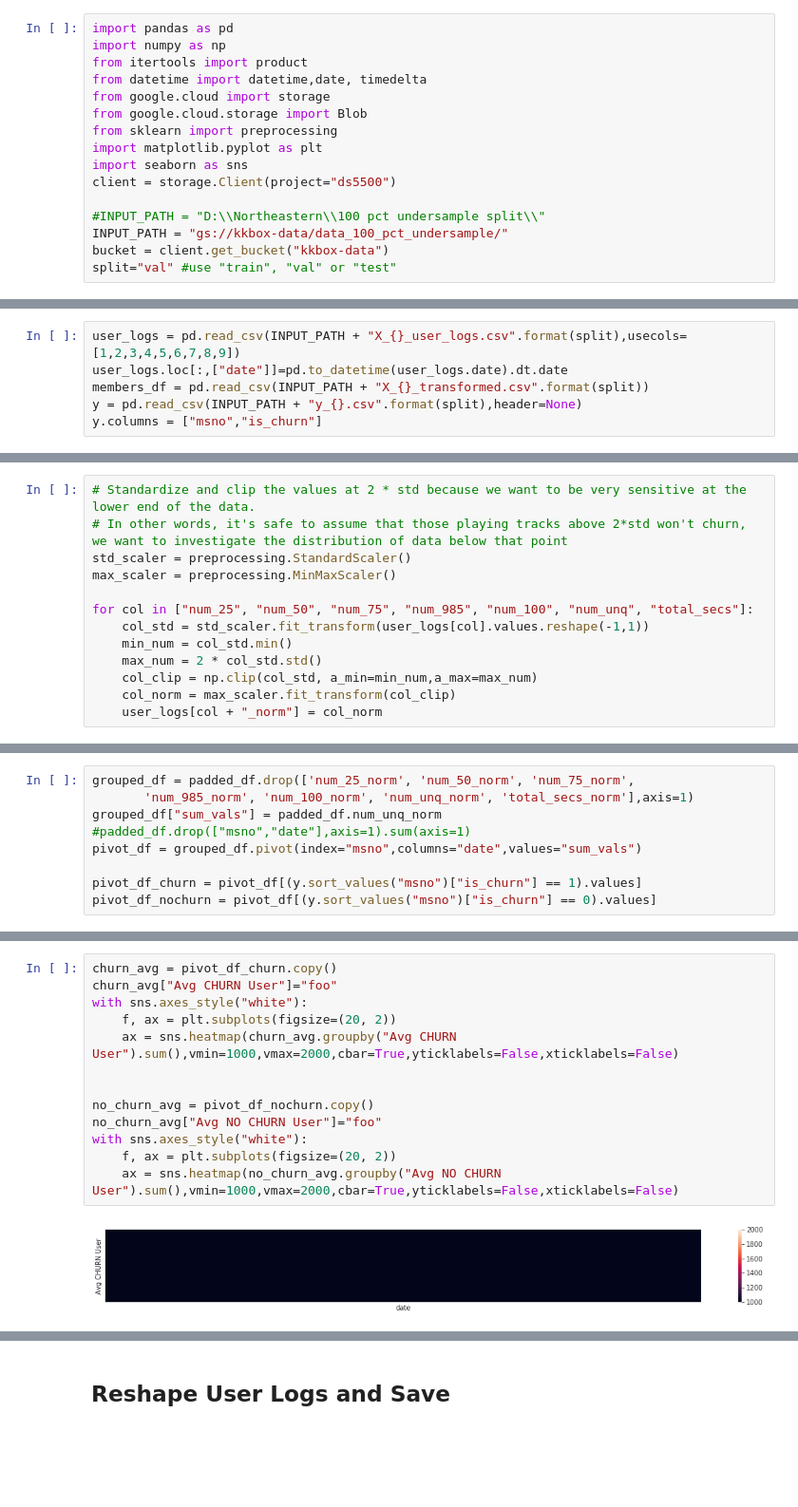
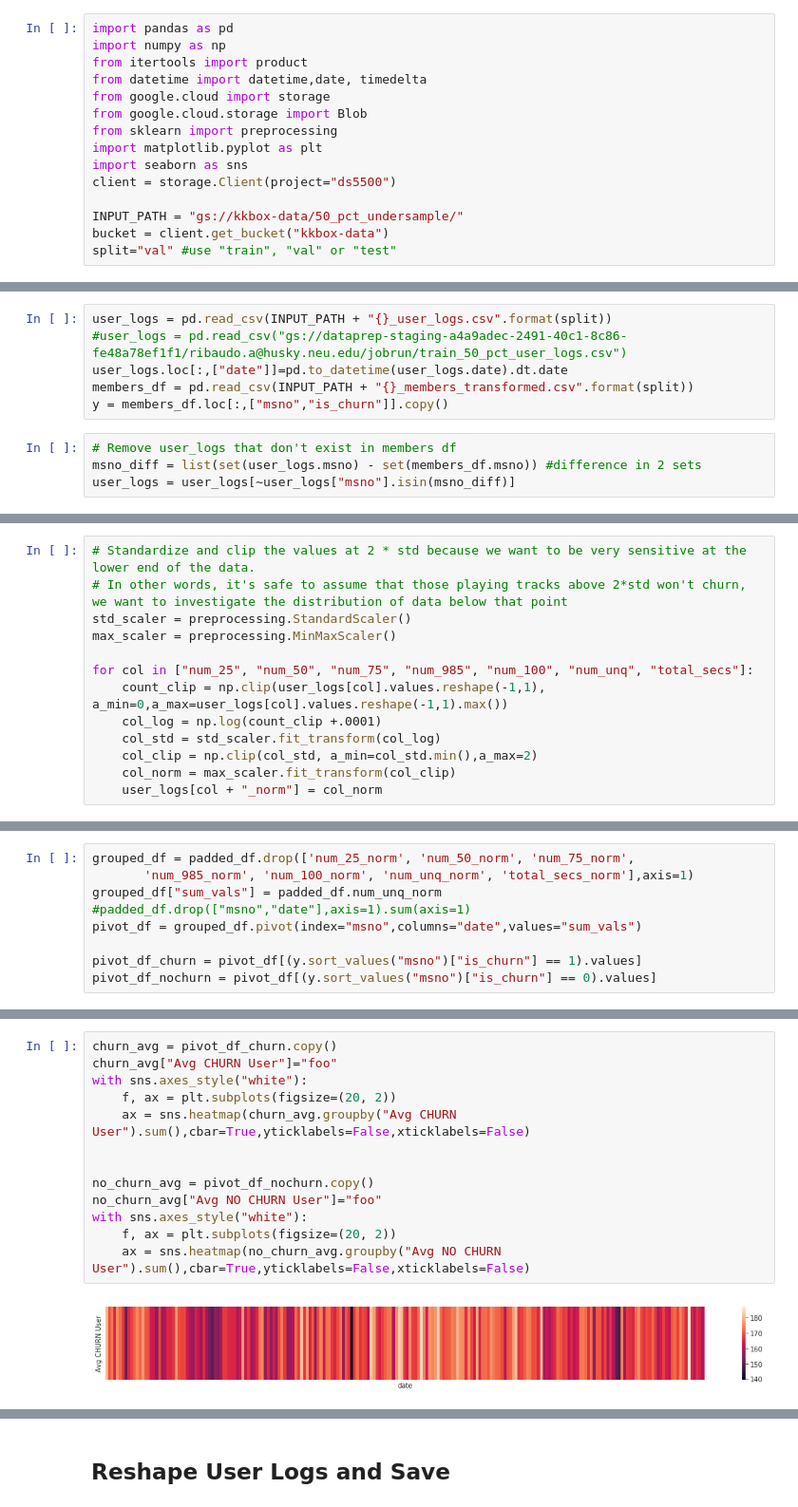
Before and after one commit to adamribaudo/ds5500-capstone, a Jupyter notebook: Preprocess/User_Log_Transform.ipynb, the cells around one changed output, grey strips where cells are left out. Shown: that part at 95% size. Cells and saved outputs as stored; diff of their text form; blank space fills up the shorter version.

Commit message:
Updates related to re-generating all data

```diff
--- a/Preprocess/User_Log_Transform.ipynb
+++ b/Preprocess/User_Log_Transform.ipynb
@@ -10,16 +10,19 @@ import matplotlib.pyplot as plt
 import seaborn as sns
 client = storage.Client(project="ds5500")
 
-#INPUT_PATH = "D:\\Northeastern\\100 pct undersample split\\"
-INPUT_PATH = "gs://kkbox-data/data_100_pct_undersample/"
+INPUT_PATH = "gs://kkbox-data/50_pct_undersample/"
 bucket = client.get_bucket("kkbox-data")
 split="val" #use "train", "val" or "test"
 # %% [markdown]
 # Process User Logs
 # %%
-user_logs = pd.read_csv(INPUT_PATH + "X_{}_user_logs.csv".format(split),usecols=[1,2,3,4,5,6,7,8,9])
+user_logs = pd.read_csv(INPUT_PATH + "{}_user_logs.csv".format(split))
+#user_logs = pd.read_csv("gs://dataprep-staging-a4a9adec-2491-40c1-8c86-fe48a78ef1f1/ribaudo.a@husky.neu.edu/jobrun/train_50_pct_user_logs.csv")
 user_logs.loc[:,["date"]]=pd.to_datetime(user_logs.date).dt.date
-members_df = pd.read_csv(INPUT_PATH + "X_{}_transformed.csv".format(split))
-y = pd.read_csv(INPUT_PATH + "y_{}.csv".format(split),header=None)
-y.columns = ["msno","is_churn"]
+members_df = pd.read_csv(INPUT_PATH + "{}_members_transformed.csv".format(split))
+y = members_df.loc[:,["msno","is_churn"]].copy()
+# %%
+# Remove user_logs that don't exist in members df
+msno_diff = list(set(user_logs.msno) - set(members_df.msno)) #difference in 2 sets
+user_logs = user_logs[~user_logs["msno"].isin(msno_diff)]
 # %% [markdown]
@@ -31,10 +34,10 @@ std_scaler = preprocessing.StandardScaler()
 max_scaler = preprocessing.MinMaxScaler()
 
 for col in ["num_25", "num_50", "num_75", "num_985", "num_100", "num_unq", "total_secs"]:
-    col_std = std_scaler.fit_transform(user_logs[col].values.reshape(-1,1))
-    min_num = col_std.min()
-    max_num = 2 * col_std.std()
-    col_clip = np.clip(col_std, a_min=min_num,a_max=max_num)
+    count_clip = np.clip(user_logs[col].values.reshape(-1,1), a_min=0,a_max=user_logs[col].values.reshape(-1,1).max())
+    col_log = np.log(count_clip +.0001)
+    col_std = std_scaler.fit_transform(col_log)
+    col_clip = np.clip(col_std, a_min=col_std.min(),a_max=2)
     col_norm = max_scaler.fit_transform(col_clip)
     user_logs[col + "_norm"] = col_norm
 # %%
@@ -84,15 +81,15 @@ with sns.axes_style("dark"):
 # %%
 churn_avg = pivot_df_churn.copy()
 churn_avg["Avg CHURN User"]="foo"
 with sns.axes_style("white"):
     f, ax = plt.subplots(figsize=(20, 2))
-    ax = sns.heatmap(churn_avg.groupby("Avg CHURN User").sum(),vmin=1000,vmax=2000,cbar=True,yticklabels=False,xticklabels=False)
+    ax = sns.heatmap(churn_avg.groupby("Avg CHURN User").sum(),cbar=True,yticklabels=False,xticklabels=False)
 
 
 no_churn_avg = pivot_df_nochurn.copy()
 no_churn_avg["Avg NO CHURN User"]="foo"
 with sns.axes_style("white"):
     f, ax = plt.subplots(figsize=(20, 2))
-    ax = sns.heatmap(no_churn_avg.groupby("Avg NO CHURN User").sum(),vmin=1000,vmax=2000,cbar=True,yticklabels=False,xticklabels=False)
+    ax = sns.heatmap(no_churn_avg.groupby("Avg NO CHURN User").sum(),cbar=True,yticklabels=False,xticklabels=False)
 # %% [output]
-[figure, old version]
+[figure, new version]
```
Also changed, not shown: parts of 20 cells of this notebook, 3 other files.
